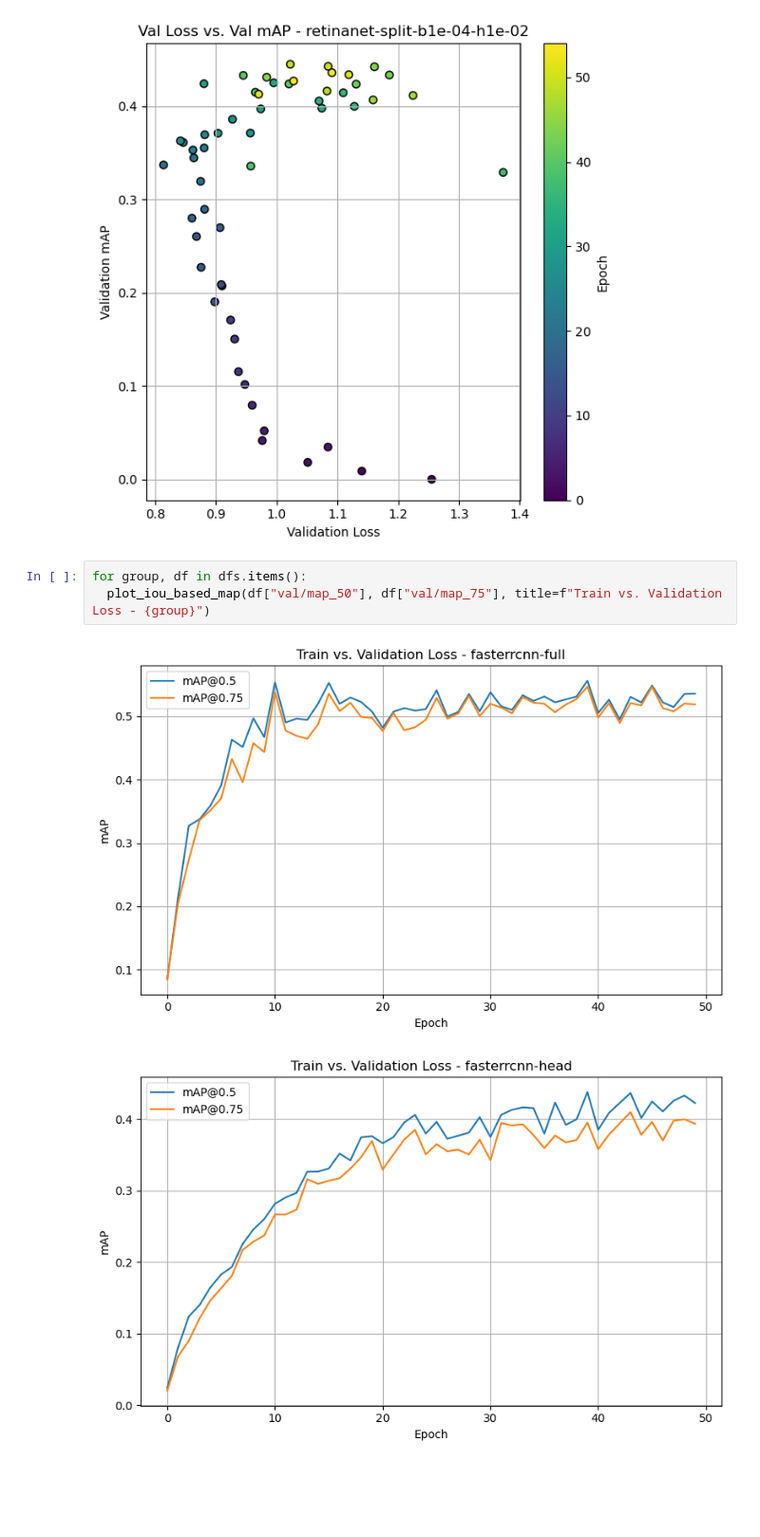
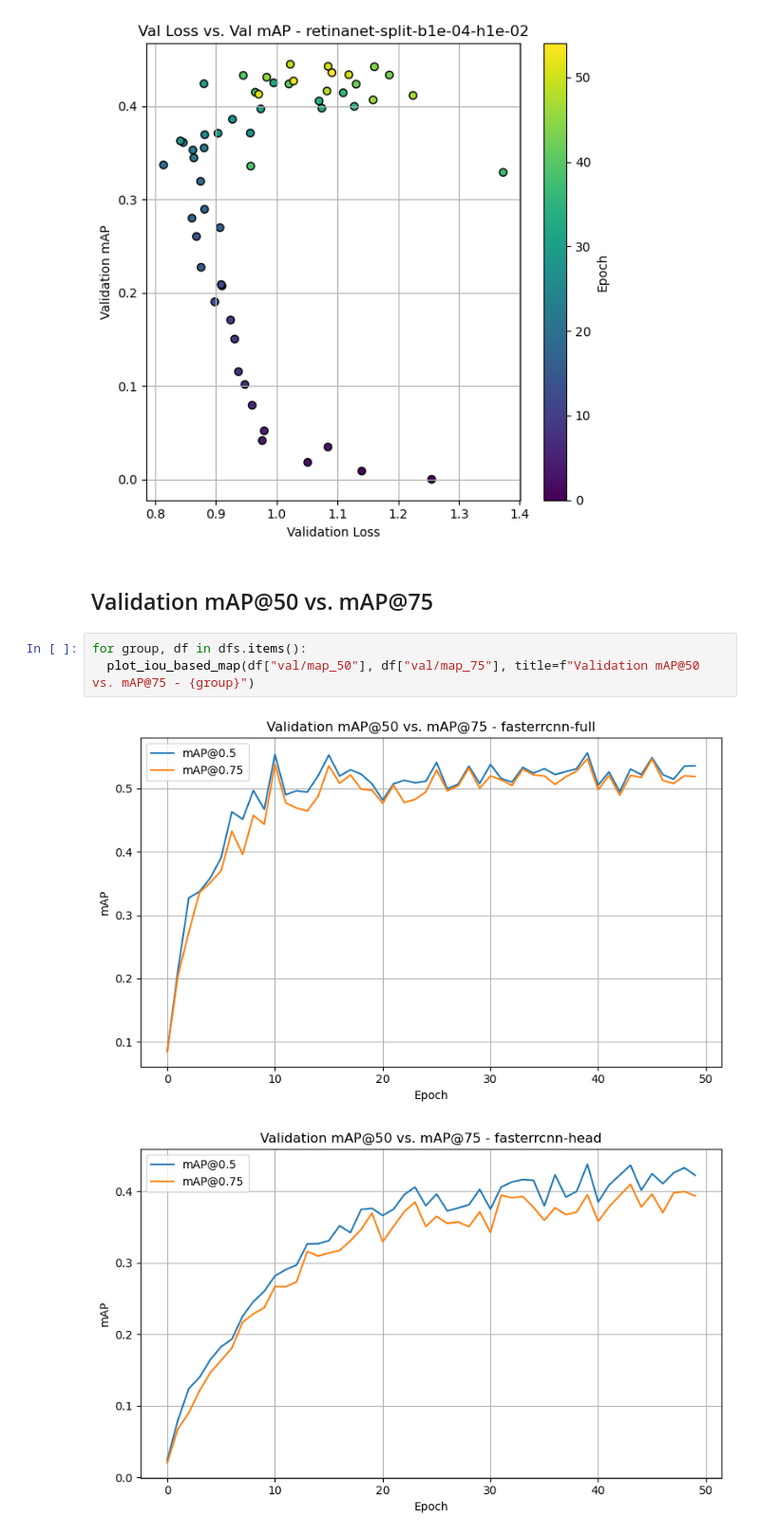
Before and after one commit to jiseokson/aislab-prep-notes, a Jupyter notebook: 250514_250521_Baselines_And_Logs/visualization.ipynb, the cells around one changed output. Shown at 95% size. Cells and saved outputs as stored; diff of their text form; blank space fills up the shorter version.

```diff
--- a/250514_250521_Baselines_And_Logs/visualization.ipynb
+++ b/250514_250521_Baselines_And_Logs/visualization.ipynb
@@ -112,9 +189,11 @@ for group, df in dfs.items():
 [figure]
 [figure]
 [figure]
+# %% [markdown]
+## Validation mAP@50 vs. mAP@75
 # %%
 for group, df in dfs.items():
-  plot_iou_based_map(df["val/map_50"], df["val/map_75"], title=f"Train vs. Validation Loss - {group}")
+  plot_iou_based_map(df["val/map_50"], df["val/map_75"], title=f"Validation mAP@50 vs. mAP@75 - {group}")
 # %% [output]
-[figure, old version]
+[figure, new version]
-[figure, old version]
+[figure, new version]
```
Also changed, not shown: parts of 14 cells of this notebook.
